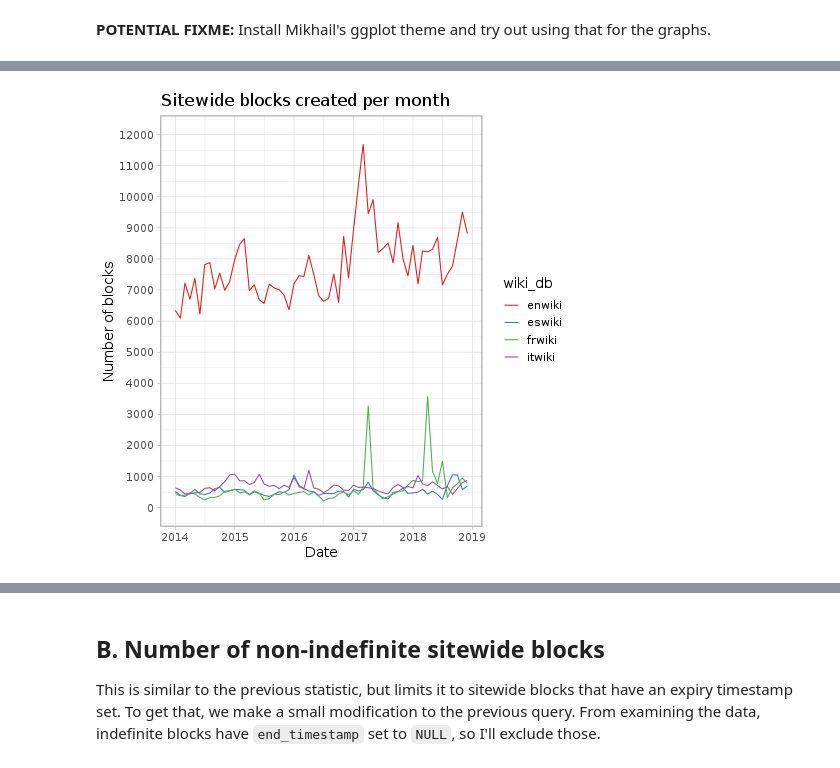
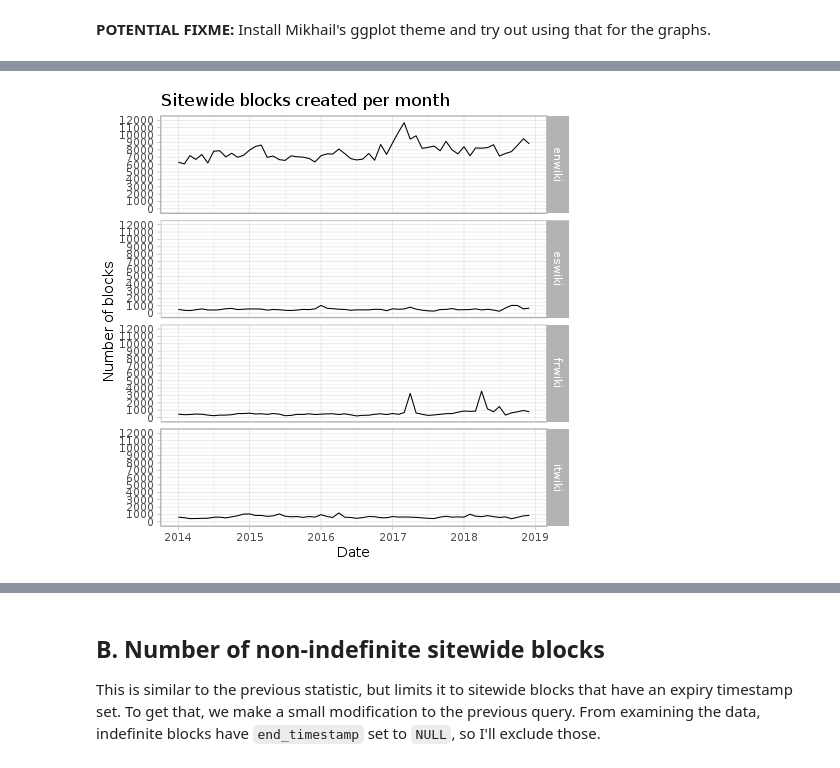
Before and after one commit to nettrom/AHT-block-effectiveness-2018, a Jupyter notebook: Block measurements.ipynb, the cells around one changed output, grey strips where cells are left out. Cells and saved outputs as stored; diff of their text form; code cells hidden in the pictures.

```diff
--- a/Block measurements.ipynb
+++ b/Block measurements.ipynb
@@ -47,14 +85,14 @@ SELECT h1.wiki_db,
        count(*) AS num_blocks
 FROM (
     SELECT * FROM wmf.mediawiki_user_history
-    WHERE snapshot = "2018-12"
+    WHERE snapshot = "{snapshot}"
     AND start_timestamp BETWEEN "{start_date}" AND "{end_date}"
     AND wiki_db IN ({wikis})
     AND caused_by_event_type = 'alterblocks'
     AND inferred_from IS NULL) AS h1
 LEFT JOIN (
     SELECT * FROM wmf.mediawiki_user_history
-    WHERE snapshot = "2018-12"
+    WHERE snapshot = "{snapshot}"
     AND end_timestamp BETWEEN "{start_date}" AND "{end_date}"
     AND wiki_db IN ({wikis})
     AND caused_by_event_type = 'alterblocks'
@@ -69,8 +107,8 @@ LIMIT 10000
 
 sitewide_blocks = hive.run(sitewide_query.format(
     snapshot = snapshot,
-    start_date = start_date,
-    end_date = end_date,
+    start_date = start_data_date,
+    end_date = end_data_date,
     wikis = ",".join(['"{}"'.format(w) for w in wikis])))
 # %%
 sitewide_blocks.head()
@@ -84,21 +126,25 @@ sitewide_blocks.head()
 # %%
-%%R -i sitewide_blocks
+%%R -i sitewide_blocks,start_display_date_str,end_display_date_str
 
 sitewide_blocks = data.table(sitewide_blocks);
 sitewide_blocks[, log_month := as.Date(log_month)];
 
-sitewide_block_graph = ggplot(sitewide_blocks, aes(x=log_month, y=num_blocks, color=wiki_db)) +
+sitewide_block_graph = ggplot(
+    sitewide_blocks[log_month >= start_display_date_str &
+                    log_month < end_display_date_str],
+    aes(x=log_month, y=num_blocks)) +
+facet_grid(rows = vars(wiki_db)) +
 scale_x_date(date_breaks = "1 year", date_labels = "%Y") +
 scale_y_continuous(limits = c(0, 12000), breaks = c(0:12)*1000) +
 scale_colour_brewer(palette = "Set1") +
 labs(title = 'Sitewide blocks created per month',
      x = 'Date',
      y = 'Number of blocks') +
 geom_line() +
 theme_light(base_size = 14);
 
 ggsave("graphs/sitewide_blocks_per_month.png",
-       plot = sitewide_block_graph, width = 40, height = 20, units = "cm", dpi = "screen");
+       plot = sitewide_block_graph, width = 40, height = 80, units = "cm", dpi = "screen");
 sitewide_block_graph;
 # %% [output]
-[figure, old version]
+[figure, new version]
```
Also changed, not shown: parts of 27 cells of this notebook, 16 other files.
